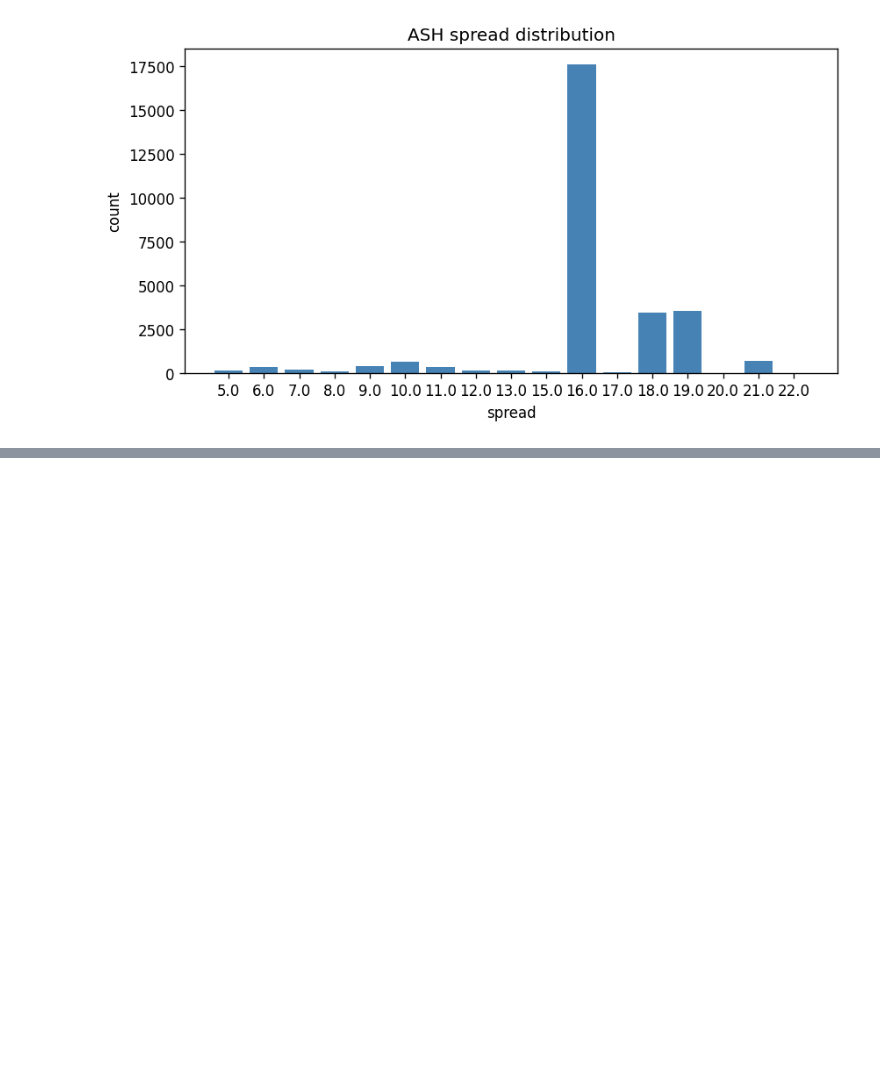
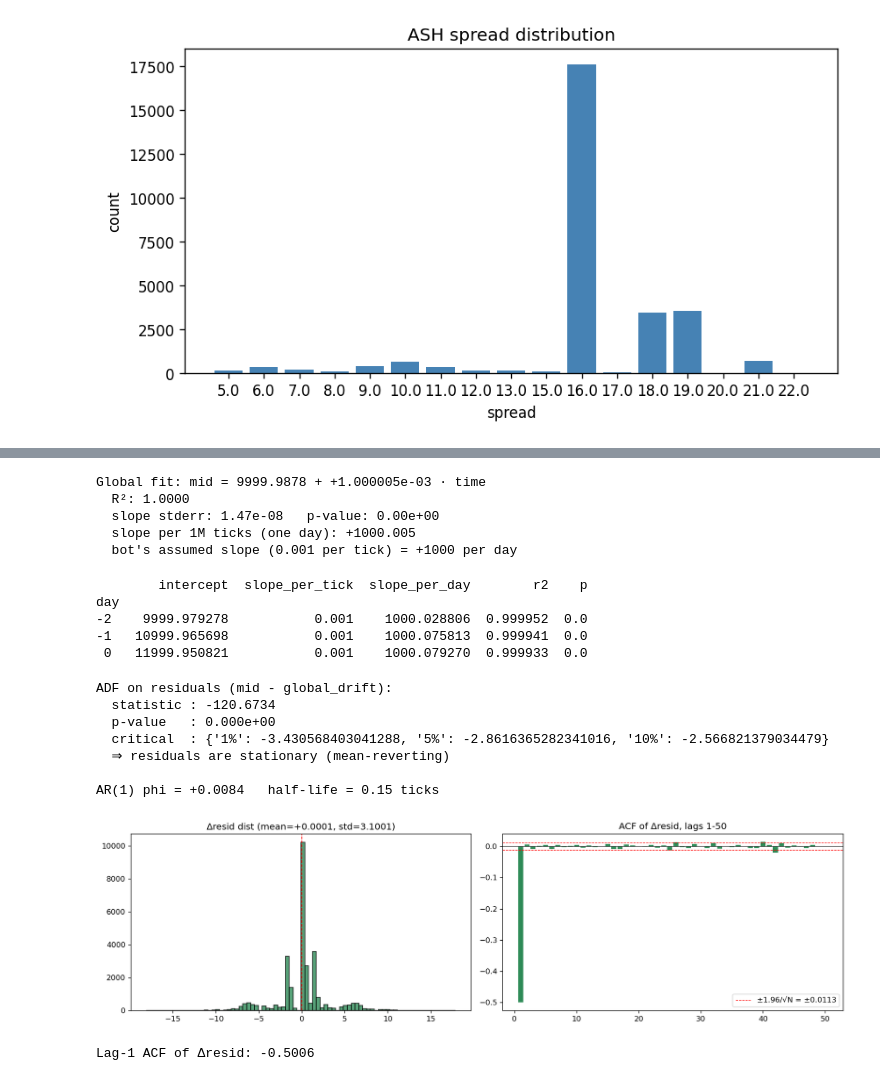
Before and after one commit to v-x-zhang/imc-prosperity-4-quantsc, a Jupyter notebook: round-1/research/theo_analysis.ipynb, the cells around one changed output, grey strips where cells are left out. Cells and saved outputs as stored; diff of their text form; code cells hidden in the pictures; blank space fills up the shorter version.

```diff
--- a/round-1/research/theo_analysis.ipynb
+++ b/round-1/research/theo_analysis.ipynb
@@ -274,0 +303,80 @@ day
+# %%
+# 2.2 Global linear regression: mid ≈ a + b·time
+slope_g, intercept_g, r_g, p_g, se_g = stats.linregress(ipr["time"], ipr["mid_price"])
+print(f"Global fit: mid = {intercept_g:.4f} + {slope_g:+.6e} · time")
+print(f"  R²: {r_g**2:.4f}")
+print(f"  slope stderr: {se_g:.2e}   p-value: {p_g:.2e}")
+print(f"  slope per 1M ticks (one day): {slope_g * DAY_LEN:+.3f}")
+print(f"  bot's assumed slope (0.001 per tick) = {0.001 * DAY_LEN:+.0f} per day")
+# %% [output]
+Global fit: mid = 9999.9878 + +1.000005e-03 · time
+  R²: 1.0000
+  slope stderr: 1.47e-08   p-value: 0.00e+00
+  slope per 1M ticks (one day): +1000.005
+  bot's assumed slope (0.001 per tick) = +1000 per day
+# %%
+# 2.3 Per-day slope — is the drift consistent across days?
+rows = []
+for d, sub in ipr.groupby("day"):
+    s, i, r, p, se = stats.linregress(sub["timestamp"], sub["mid_price"])
+    rows.append({"day": d, "intercept": i, "slope_per_tick": s,
+                 "slope_per_day": s * DAY_LEN, "r2": r**2, "p": p})
+per_day_fit = pd.DataFrame(rows).set_index("day")
+print(per_day_fit.round(6))
+# %% [output]
+        intercept  slope_per_tick  slope_per_day        r2    p
+day
+-2    9999.979278           0.001    1000.028806  0.999952  0.0
+-1   10999.965698           0.001    1000.075813  0.999941  0.0
+ 0   11999.950821           0.001    1000.079270  0.999933  0.0
+# %%
+# 2.4 Residuals after global detrending — ADF + ACF
+ipr["drift"] = intercept_g + slope_g * ipr["time"]
+ipr["resid"] = ipr["mid_price"] - ipr["drift"]
+
+res = ipr["resid"].values
+adf_stat, adf_p, adf_lags, adf_nobs, adf_crit, _ = adfuller(res, autolag="AIC")
+print(f"ADF on residuals (mid - global_drift):")
+print(f"  statistic : {adf_stat:.4f}")
+print(f"  p-value   : {adf_p:.3e}")
+print(f"  critical  : {adf_crit}")
+print("  ⇒ residuals are stationary (mean-reverting)" if adf_p < 0.05 else "  ⇒ residuals NOT stationary at 5%")
+
+# AR(1) half-life on residuals
+y, x = res[1:], res[:-1]
+phi_ipr, intc = np.polyfit(x, y, 1)
+if 0 < phi_ipr < 1:
+    hl = -np.log(2) / np.log(phi_ipr)
+    print(f"\nAR(1) phi = {phi_ipr:+.4f}   half-life = {hl:.2f} ticks")
+else:
+    print(f"\nAR(1) phi = {phi_ipr:+.4f}   (no standard half-life)")
+
+# ACF of residual *changes* (what a MM trades on tick-to-tick)
+dres = np.diff(res)
+n = len(dres); ci = 1.96 / np.sqrt(n)
+acf_vals = acf(dres, nlags=50, fft=True)
+
+fig, axes = plt.subplots(1, 2, figsize=(14, 4))
+axes[0].hist(dres, bins=80, color="seagreen", edgecolor="black", alpha=0.8)
+axes[0].axvline(0, color="red", lw=1, ls="--")
+axes[0].set_title(f"Δresid dist (mean={dres.mean():+.4f}, std={dres.std():.4f})")
+lags = np.arange(1, 51)
+axes[1].bar(lags, acf_vals[1:], color="seagreen")
+axes[1].axhline(ci, color="red", lw=0.8, ls="--", label=f"±1.96/√N = ±{ci:.4f}")
+axes[1].axhline(-ci, color="red", lw=0.8, ls="--")
+axes[1].axhline(0, color="black", lw=0.5)
+axes[1].set_title("ACF of Δresid, lags 1-50")
+axes[1].legend()
+plt.tight_layout()
+plt.show()
+print(f"Lag-1 ACF of Δresid: {acf_vals[1]:+.4f}")
+# %% [output]
+ADF on residuals (mid - global_drift):
+  statistic : -120.6734
+  p-value   : 0.000e+00
+  critical  : {'1%': -3.430568403041288, '5%': -2.8616365282341016, '10%': -2.566821379034479}
+  ⇒ residuals are stationary (mean-reverting)
+
+AR(1) phi = +0.0084   half-life = 0.15 ticks
+[figure, added]
+Lag-1 ACF of Δresid: -0.5006
```
Also changed, not shown: parts of 4 cells of this notebook.
